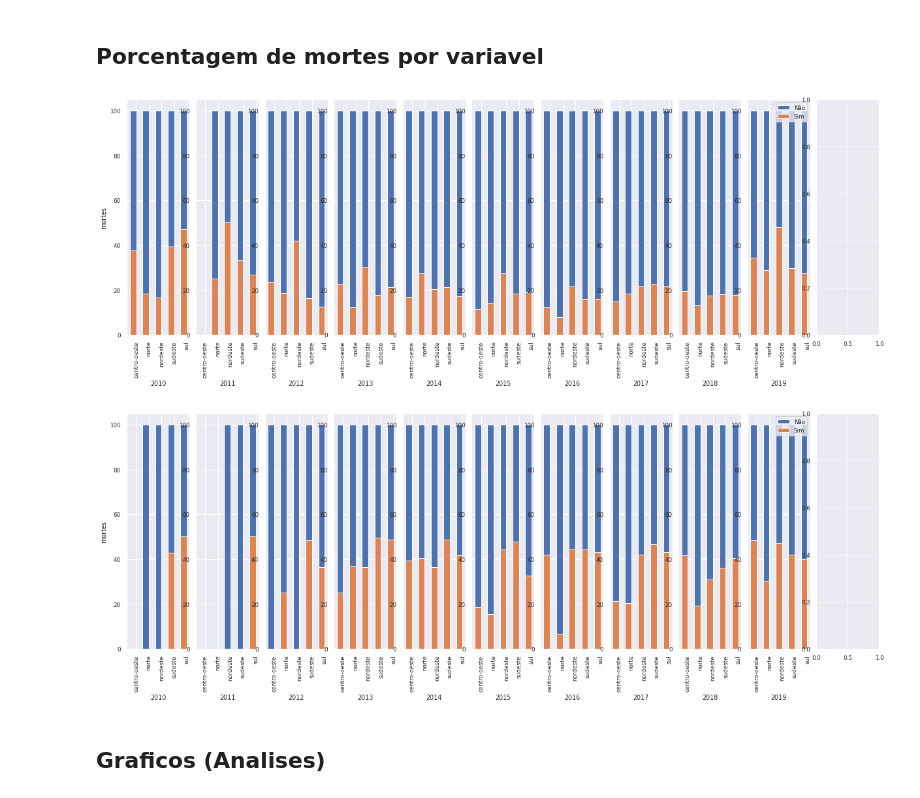
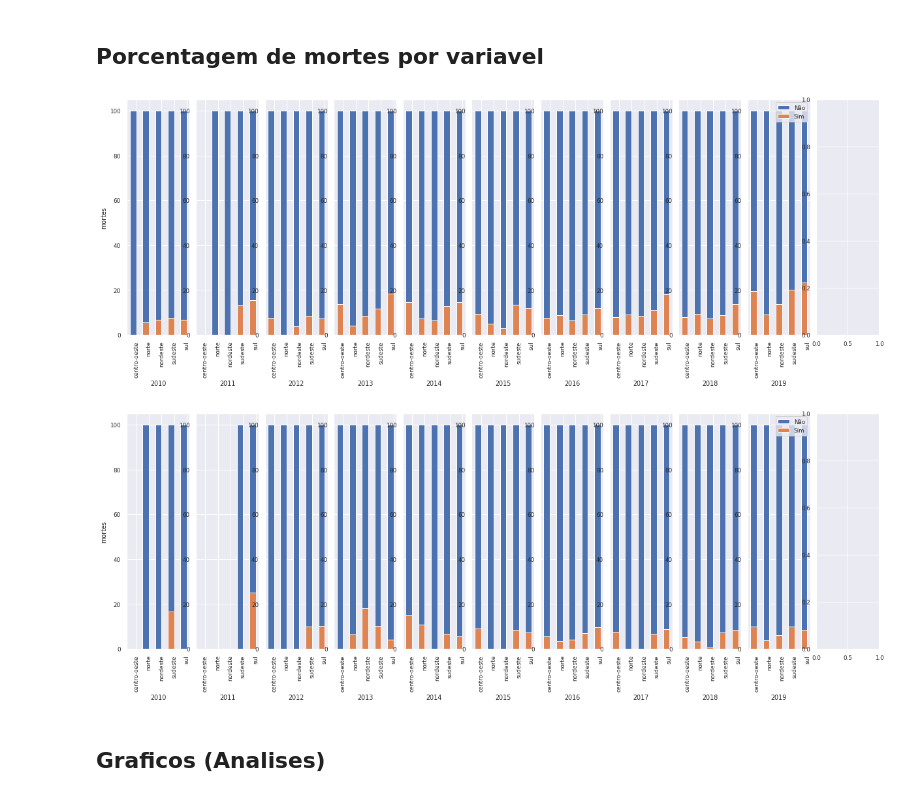
Before and after one commit to brunoartc/IC-Virus-Gripe, a Jupyter notebook: Estudo das variaveis.ipynb, the cells around one changed output. Cells and saved outputs as stored; diff of their text form; code cells hidden in the pictures.

```diff
--- a/Estudo das variaveis.ipynb
+++ b/Estudo das variaveis.ipynb
@@ -1201,11 +1215,11 @@ plot_bar_per_variable_p_idade(output_celan['mortos'], all_ages=True, var2="VACIN
 # %% [markdown]
 ## Porcentagem de mortes por variavel
 # %%
-plot_bar_per_variable_percentage(output_celan['mortos'], variable="VACINA", all_ages=False, age='menos_60') #PNEUMOPATI checar
-plot_bar_per_variable_percentage(output_celan['mortos'], variable="VACINA", all_ages=False, age='mais_60') #PNEUMOPATI checar
+plot_bar_per_variable_percentage(output_celan['mortos'], variable="IMUNODEPRE", all_ages=False, age='menos_60') #PNEUMOPATI checar
+plot_bar_per_variable_percentage(output_celan['mortos'], variable="IMUNODEPRE", all_ages=False, age='mais_60') #PNEUMOPATI checar
 # %% [output]
-[figure, old version]
+[figure, new version]
-[figure, old version]
+[figure, new version]
 # %% [markdown]
 ## Graficos (Analises)
 # %% [markdown]
```
Also changed, not shown: parts of 10 cells of this notebook.
